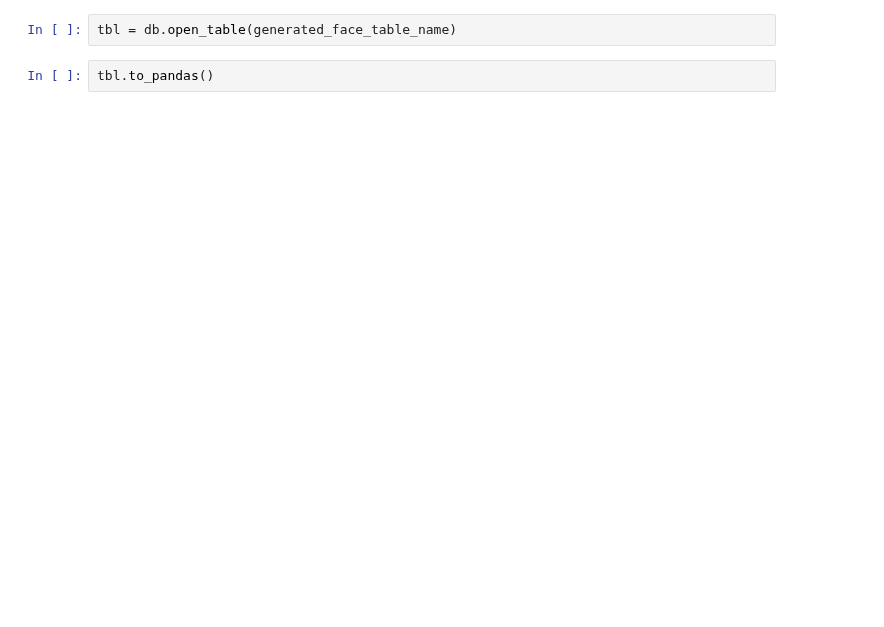
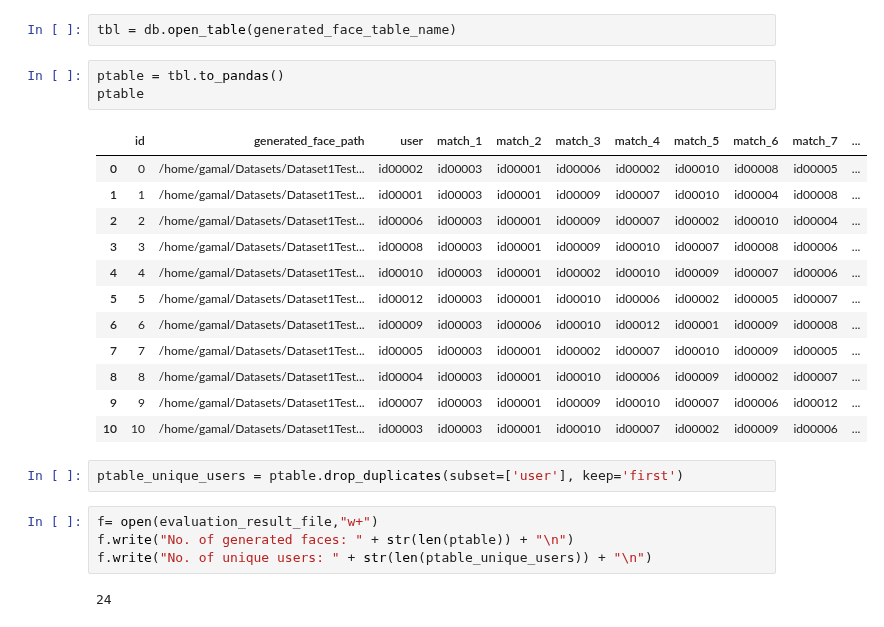
Before and after one commit to AhmedGamal411/DiffusionSpeech2Face, a Jupyter notebook: evaluate_imagen3.ipynb, the cells around one changed output. Cells and saved outputs as stored; diff of their text form; blank space fills up the shorter version.

Commit message:
- Moved old and useless files - Changed architecture so than diffusion happens direcly on the low resolution image, so no image features' extractors are necessary - Working on evaluation code

```diff
--- a/evaluate_imagen3.ipynb
+++ b/evaluate_imagen3.ipynb
@@ -157,4 +205,26 @@ shutil.rmtree(output_folder)
 # %%
 tbl = db.open_table(generated_face_table_name)
-# %%
-tbl.to_pandas()
+# %%
+ptable = tbl.to_pandas()
+ptable
+# %% [output]
+|  | id | generated_face_path | user | match_1 | match_2 | match_3 | match_4 | match_5 | match_6 | match_7 | ... |
+| 0 | 0 | /home/gamal/Datasets/Dataset1Test... | id00002 | id00003 | id00001 | id00006 | id00002 | id00010 | id00008 | id00005 | ... |
+| 1 | 1 | /home/gamal/Datasets/Dataset1Test... | id00001 | id00003 | id00001 | id00009 | id00007 | id00010 | id00004 | id00008 | ... |
+| 2 | 2 | /home/gamal/Datasets/Dataset1Test... | id00006 | id00003 | id00001 | id00009 | id00007 | id00002 | id00010 | id00004 | ... |
+| 3 | 3 | /home/gamal/Datasets/Dataset1Test... | id00008 | id00003 | id00001 | id00009 | id00010 | id00007 | id00008 | id00006 | ... |
+| 4 | 4 | /home/gamal/Datasets/Dataset1Test... | id00010 | id00003 | id00001 | id00002 | id00010 | id00009 | id00007 | id00006 | ... |
+| 5 | 5 | /home/gamal/Datasets/Dataset1Test... | id00012 | id00003 | id00001 | id00010 | id00006 | id00002 | id00005 | id00007 | ... |
+| 6 | 6 | /home/gamal/Datasets/Dataset1Test... | id00009 | id00003 | id00006 | id00010 | id00012 | id00001 | id00009 | id00008 | ... |
+| 7 | 7 | /home/gamal/Datasets/Dataset1Test... | id00005 | id00003 | id00001 | id00002 | id00007 | id00010 | id00009 | id00005 | ... |
+| 8 | 8 | /home/gamal/Datasets/Dataset1Test... | id00004 | id00003 | id00001 | id00010 | id00006 | id00009 | id00002 | id00007 | ... |
+| 9 | 9 | /home/gamal/Datasets/Dataset1Test... | id00007 | id00003 | id00001 | id00009 | id00010 | id00007 | id00006 | id00012 | ... |
+| 10 | 10 | /home/gamal/Datasets/Dataset1Test... | id00003 | id00003 | id00001 | id00010 | id00007 | id00002 | id00009 | id00006 | ... |
+# %%
+ptable_unique_users = ptable.drop_duplicates(subset=['user'], keep='first')
+# %%
+f= open(evaluation_result_file,"w+")
+f.write("No. of generated faces: " + str(len(ptable)) + "\n")
+f.write("No. of unique users: " + str(len(ptable_unique_users)) + "\n")
+# %% [output]
+24
```
Also changed, not shown: parts of 9 cells of this notebook, 35 other files.
